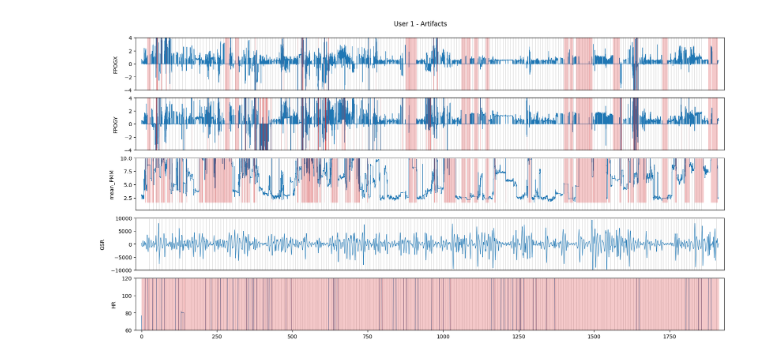
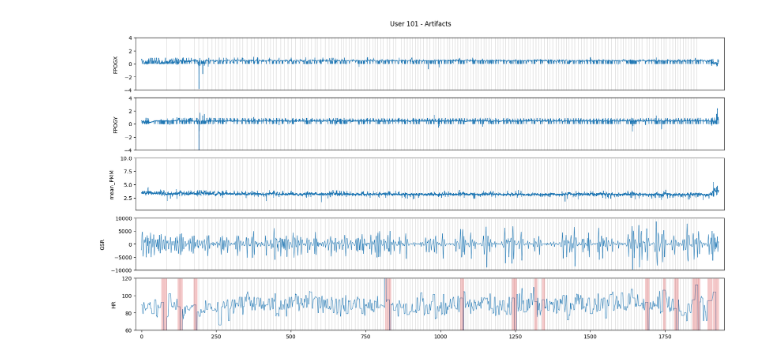
Before and after one commit to avantipova/oasisnn, a Jupyter notebook: dev/epochs_art_vis.ipynb, the cells around one changed output. Saved outputs shown, nothing was run; the diff lists cells and outputs as text; code cells hidden in the pictures.

Commit message:
artifacts visualization, preprocessor class

```diff
--- a/dev/epochs_art_vis.ipynb
+++ b/dev/epochs_art_vis.ipynb
@@ -302,6 +302,7 @@ def find_critical_ranges(arr: list[float], threshold: tuple[float, float], exten
 def plot_critical_ranges(
     preprocessor: GazeDataProcessor,
     threshold_dict: dict[str, tuple[float, float]],
+    repeat_tol: int = 500,
     figsize: tuple[float, float] = None,
     title: str = None
 ) -> plt.Figure:
@@ -311,6 +312,7 @@ def plot_critical_ranges(
     Args:
         preprocessor (GazeDataProcessor): An instance of the GazeDataProcessor class.
         threshold_dict (Dict[str, Tuple[float, float]]): A dictionary specifying threshold ranges for each column of GazeDataProcessor.preprocessed_data_columns.
+        repeat_tol (int, optional): Minimum length of repeating sequence to consider. Defaults to 500.
         figsize (Optional[Tuple[float, float]], optional): Figure size. Defaults to None.
         title (Optional[str], optional): Figure title. Defaults to None.
 
@@ -325,11 +327,11 @@ def plot_critical_ranges(
 
     for ax, colname in zip(axs, preprocessor.preprocessed_data_columns):
         coldata = preprocessor.gaze[colname].to_numpy()
-        critical_ranges = concatenate_overlapping_ranges(find_repeating_ranges(coldata, tol=500) + find_critical_ranges(coldata, threshold_dict[colname]))
+        critical_ranges = concatenate_overlapping_ranges(find_repeating_ranges(coldata, tol=repeat_tol) + find_critical_ranges(coldata, threshold_dict[colname]))
         t = np.arange(len(coldata)) / preprocessor.fs
 
         for critical in critical_ranges:
-            ax.fill_between([t[critical[0]], t[critical[1]]], coldata.min(), coldata.max(), color='tab:red', alpha=0.25, linewidth=0.5, zorder=2)
+            ax.fill_between([t[critical[0]], t[critical[1]]], threshold_dict[colname][0], threshold_dict[colname][1], color='tab:red', alpha=0.25, linewidth=0.5, zorder=2)
 
         ax.plot(t, coldata, zorder=0, linewidth=0.75, color='tab:blue')
         ax.set_ylabel(colname, labelpad=10)
@@ -350,21 +352,21 @@ def plot_critical_ranges(
 # %%
 threshold_dict = {
     'FPOGX': (-4., 4.),
     'FPOGY': (-4., 4.),
     'mean_PMM': (0.2, 10.),
     'GSR': (-10_000., 10_000.),
     'HR': (60., 120.)
 }
 
-subject = 1
+subject = 101
 preprocessor = GazeDataProcessor()
 ts, labels = preprocessor(
     f'/home/user/Downloads/User {subject}_all_gaze.csv',
     f'/home/user/Downloads/subject-{subject}.csv'
 )
 
 fig_size = (20, 10)
 fig = plot_critical_ranges(preprocessor, threshold_dict, figsize=fig_size, title=f'User {subject} - Artifacts')
 plt.show()
 # %% [output]
-[figure, old version]
+[figure, new version]
```
